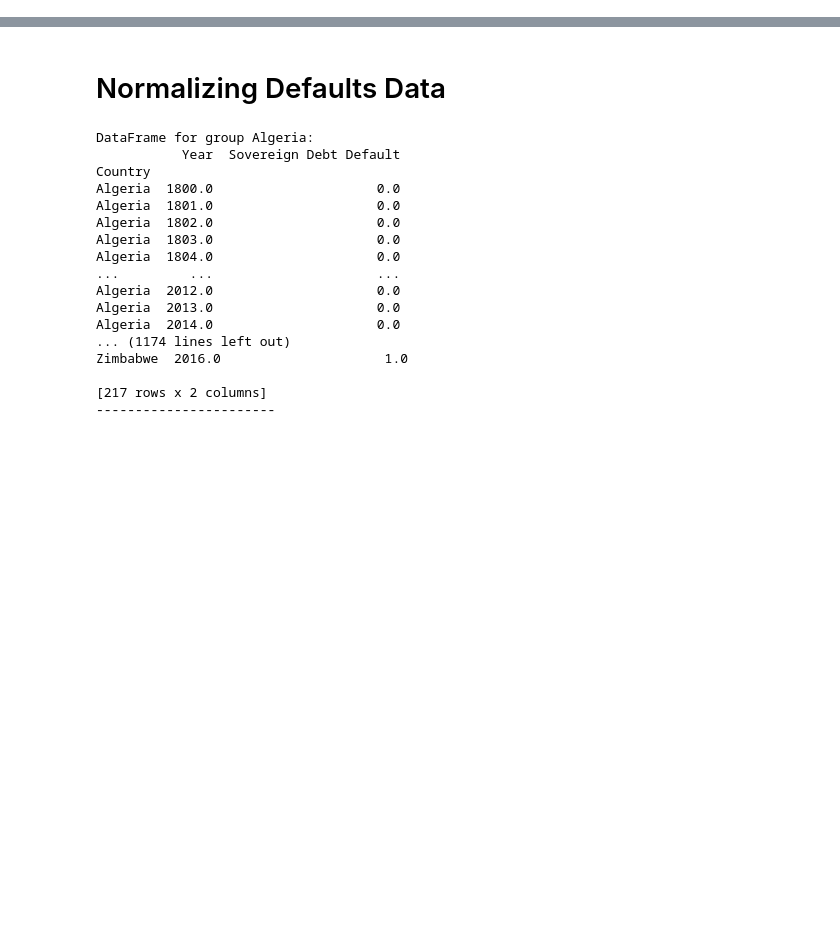
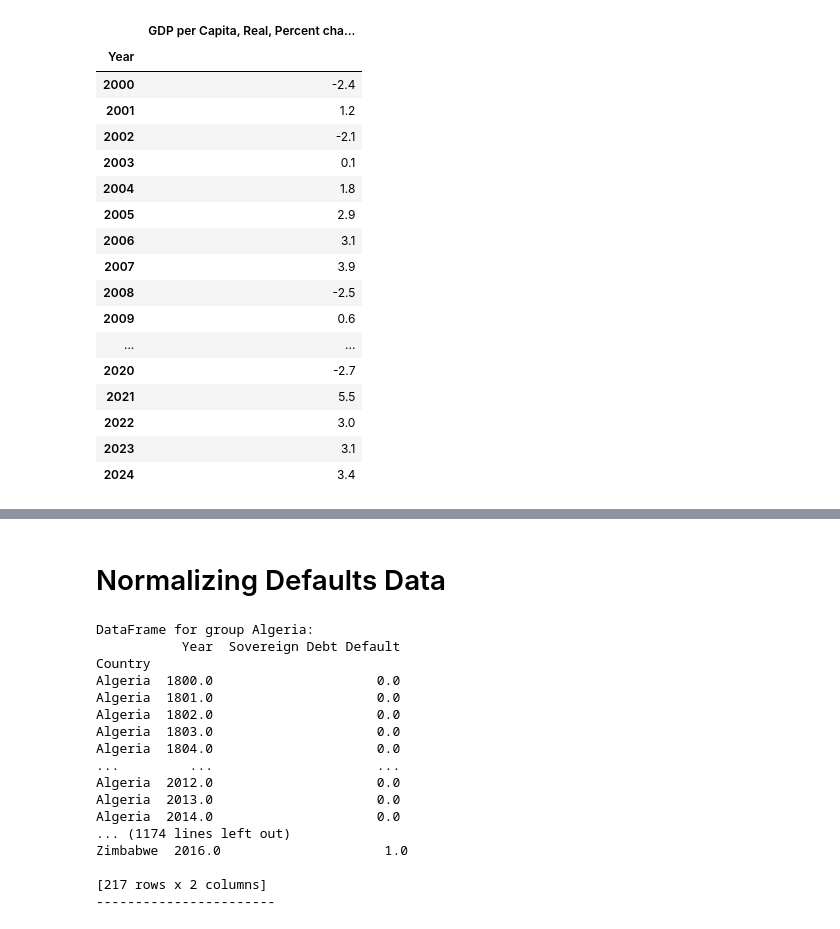
Before and after one commit to WesternAlgo/SovereignDebtDefault, a Jupyter notebook: Synthesizing_SuperDataSet.ipynb, the cells around one changed output, grey strips where cells are left out. Drawn from its saved outputs; the diff is of its cells as text; code cells hidden in the pictures; blank space fills up the shorter version.

```diff
--- a/Synthesizing_SuperDataSet.ipynb
+++ b/Synthesizing_SuperDataSet.ipynb
@@ -4,0 +8,15 @@ import requests
+# %%
+
+#Pulling all dataset names out of Indicators folder --> ONLY NEED TO RUN ONCE
+folder_path = 'indicators'
+
+# Get the list of all files in the folder
+files = [f for f in os.listdir(folder_path) if os.path.isfile(os.path.join(folder_path, f))]
+
+# Create an empty list to store file names without extensions
+filename = []
+
+# Extract and store file names without extensions
+for file in files:
+    file_name, file_extension = os.path.splitext(file)
+    filename.append(file_name)
@@ -4,0 +45,6 @@ import requests
+# %%
+test = pd.DataFrame()
+
+country_data = pd.concat([test, df], axis=1)
+# %%
+filename = filename[3:]
@@ -13,0 +210,21 @@ ConnectionError: ('Connection aborted.', ConnectionResetError(10054, 'An existin
+# %%
+df
+# %% [output]
+|  | GDP per Capita, Real, Percent cha... |
+| Year |  |
+| 2000 | -2.4 |
+| 2001 | 1.2 |
+| 2002 | -2.1 |
+| 2003 | 0.1 |
+| 2004 | 1.8 |
+| 2005 | 2.9 |
+| 2006 | 3.1 |
+| 2007 | 3.9 |
+| 2008 | -2.5 |
+| 2009 | 0.6 |
+| ... | ... |
+| 2020 | -2.7 |
+| 2021 | 5.5 |
+| 2022 | 3.0 |
+| 2023 | 3.1 |
+| 2024 | 3.4 |
```
Also changed, not shown: parts of 11 cells of this notebook, 20 other files.
